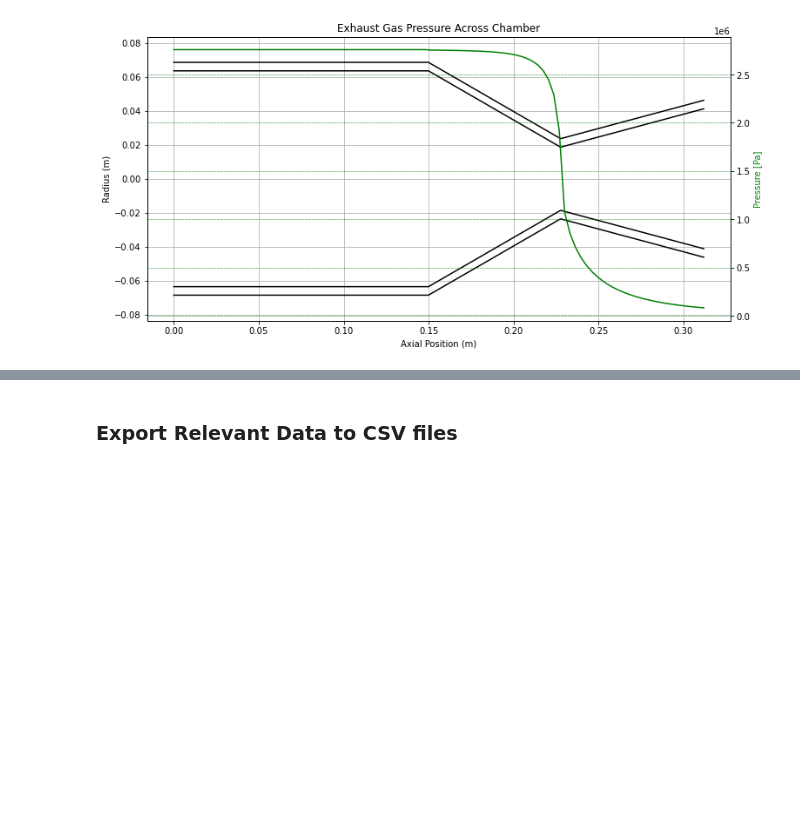
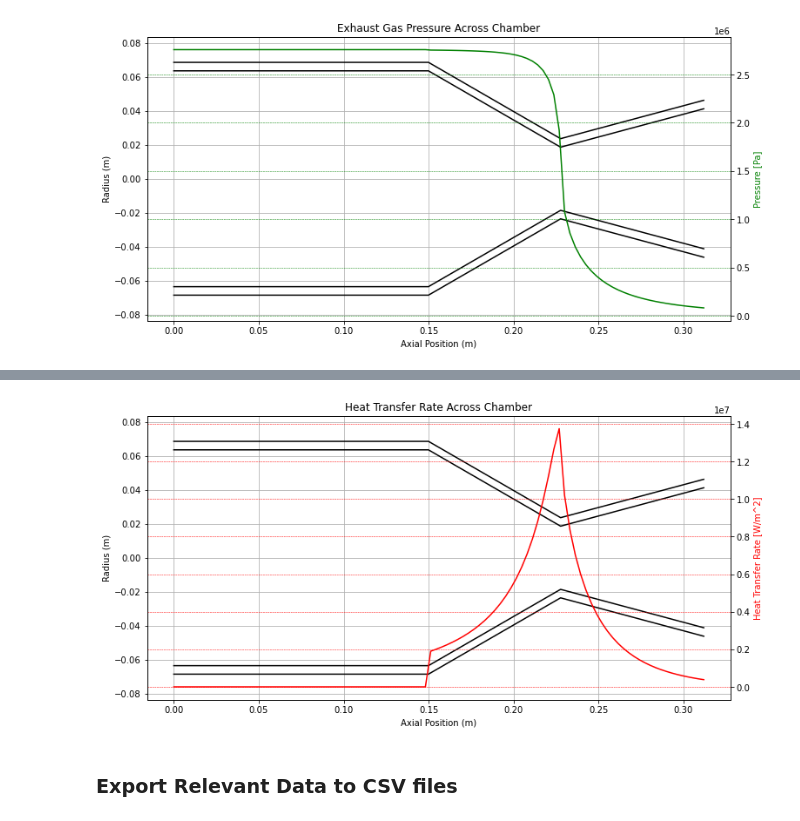
Before and after one commit to Project-Liquid/TheRocket, a Jupyter notebook: TheEngine/Regen Solver/prelimsolver.ipynb, the cells around one changed output, grey strips where cells are left out. Cells and saved outputs as stored; diff of their text form; code cells hidden in the pictures; blank space fills up the shorter version.

Commit message:
Add Heat Transfer Rate Calculations

```diff
--- a/TheEngine/Regen Solver/prelimsolver.ipynb
+++ b/TheEngine/Regen Solver/prelimsolver.ipynb
@@ -307,10 +367,10 @@ plt.show()
 To find $T$ and $P$ we use the Mach number at each node and the isentropic equations listed before.
 # %%
 # defining isentropic flow equations for static T and P of exhaust gas given M, kc, T0, and P0
-def stat_T(M, kc, T0):
+def isen_T(M, kc, T0):
     return T0*(1 + ((kc - 1)/2) * M**2)**(-1)
 
-def stat_P(M, kc, P0):
+def isen_P(M, kc, P0):
     return P0*(1 + ((kc - 1)/2) * M**2)**((-kc)/(kc - 1))
 # %%
 # populate nodes array with T and P values - find temperature and pressue at each node
@@ -319,8 +379,8 @@ for node in nodes:
         node.set_T(T0)
         node.set_P(P0)
     else:
-        node.set_T(stat_T(node.M, kc, T0))
-        node.set_P(stat_P(node.M, kc, P0))
+        node.set_T(isen_T(node.M, kc, T0))
+        node.set_P(isen_P(node.M, kc, P0))
 # %%
 # plot Temperature at each node
 fig, axs = plt.subplots(figsize = (12, 6))
@@ -364,0 +430,9 @@ plt.show()
+# %%
+# define function T(x) to define target temperature of hot wall at each node
+T_constant = 1373 # [K]
+def T_hw(x):
+    return T_constant # for now, just define a constant temperature
+
+# populate nodes with target hot wall temperatures
+for node in nodes:
+    node.set_T_hw(T_hw(node.x))
@@ -364,0 +530,3 @@ plt.show()
+# %%
+# reverse order of nodes array
+nodes = nodes[::-1]
@@ -365,3 +585,30 @@ plt.show()
+# %%
+# plot results
+# first need to reverse node list back to original order
+nodes = nodes[::-1]
+
+fig, axs = plt.subplots(figsize = (12, 6))
+fig.set_facecolor('white')
+axs.plot(x, r, color = "k") # upper innner wall
+axs.plot(x, -np.array(r), color = "k") # lower inner wall
+axs.plot(x, np.add(r, th), color = "k") # upper outer wall
+axs.plot(x, np.subtract(-np.array(r), th), color = "k") # lower outer wall
+axs.grid()
+axs.set_xlabel("Axial Position (m)")
+axs.set_ylabel("Radius (m)")
+axs.set_title("Heat Transfer Rate Across Chamber")
+axs.set_aspect('equal')
+axs2 = axs.twinx()
+axs2.grid(color = "r", linestyle = "--", linewidth = 0.5)
+axs2.plot(x_n, [node.q for node in nodes], color = "r")
+axs2.set_ylabel("Heat Transfer Rate [W/m^2]", color = "r")
+plt.savefig(plotfolder + "heatvsenginegeometry.png", dpi=300)
+plt.show()
+
+# rereverse node list
+nodes = nodes[::-1]
+# %% [output]
+[figure, added]
 # %% [markdown]
 ### Export Relevant Data to CSV files
 # %%
```
Also changed, not shown: parts of 21 cells of this notebook, 3 other files.
